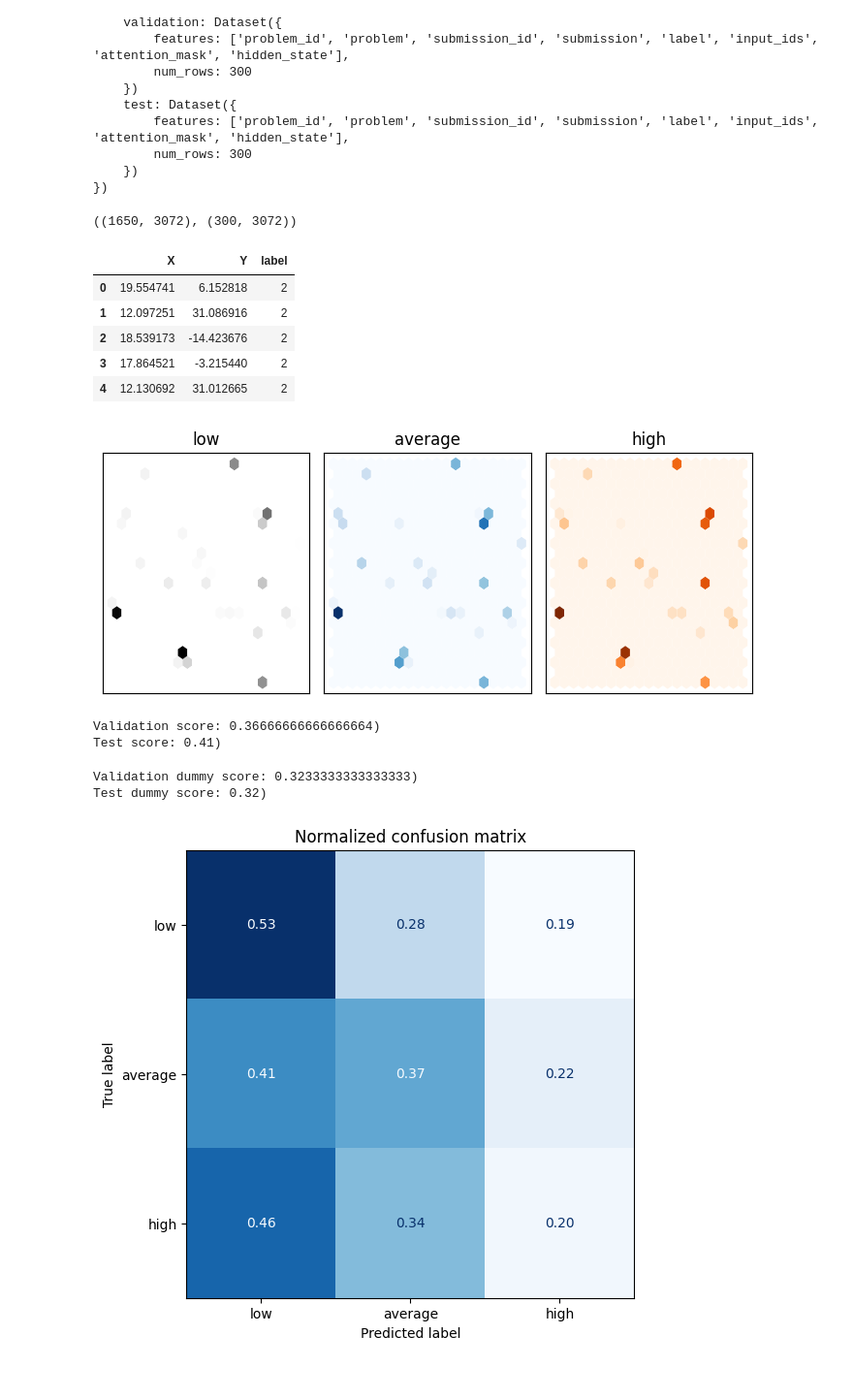
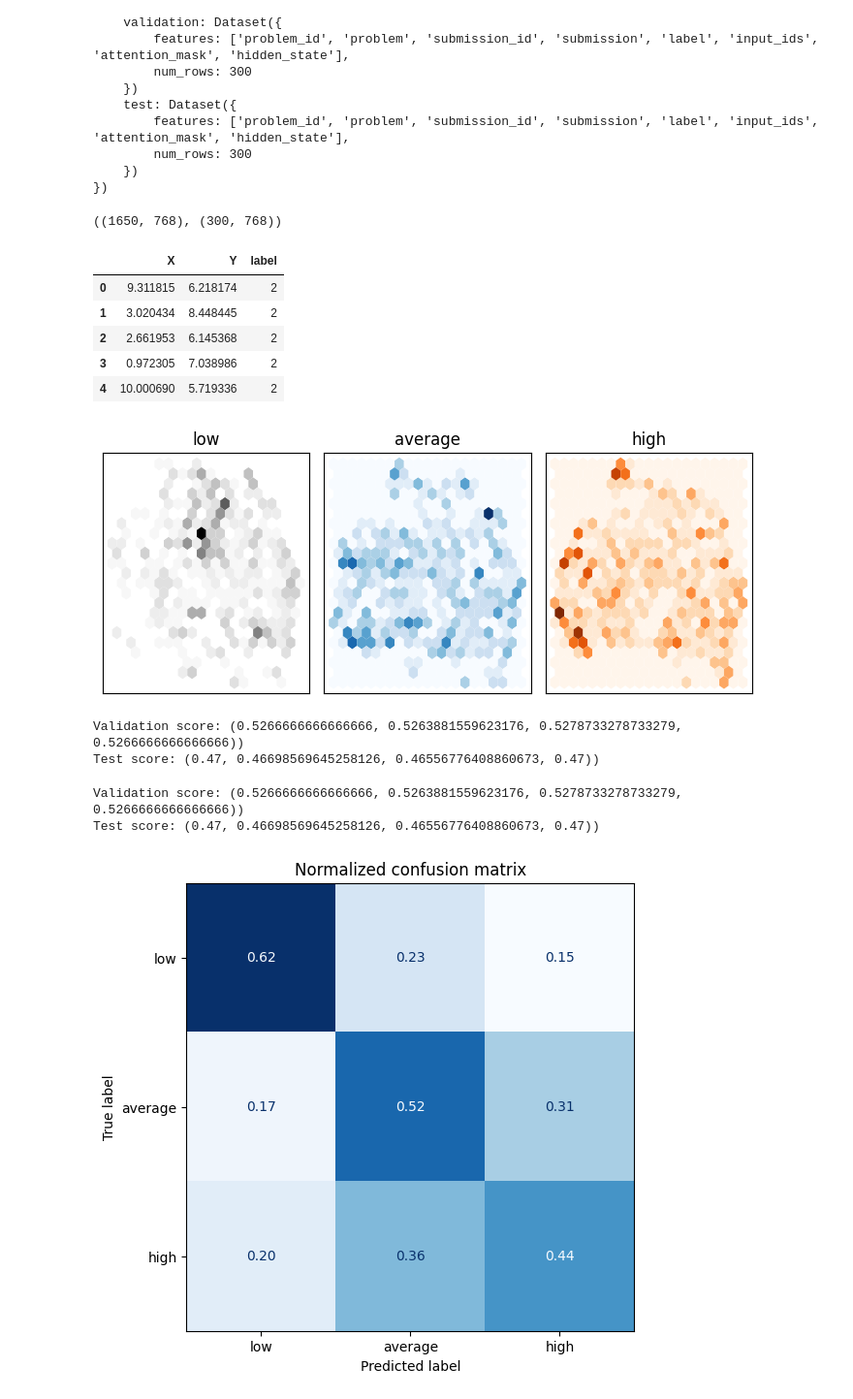
Before and after one commit to DiwanshuShekhar/codeQual, a Jupyter notebook: notebooks/feature_extract.ipynb, the cells around one changed output. Shown: that part at 97% size. Drawn from its saved outputs; the diff is of its cells as text; code cells hidden in the pictures.

Commit message:
feature extraction with codebert

```diff
--- a/notebooks/feature_extract.ipynb
+++ b/notebooks/feature_extract.ipynb
@@ -10,6 +10,11 @@ def set() -> torch.device:
         device_string = "mps"
 
     return torch.device(device_string)
+# %%
+# bigcode/starcoder2-3b
+# microsoft/codebert-base, , microsoft/phi-2
+# codellama/CodeLlama-7b-Python-hf, Salesforce/codet5p-220m-py
+MODEL_NAME = 'microsoft/codebert-base'
 # %%
 from transformers import (
     AutoModel,
@@ -22,7 +27,7 @@ def tokenize(batch):
 
 device = set()
 
-model_name = "bigcode/starcoder2-3b" # bigcode/starcoder2-7b, bigcode/starcoder2-3b, microsoft/codebert-base
+model_name = MODEL_NAME
 model = AutoModel.from_pretrained(model_name).to(device)
 tokenizer = AutoTokenizer.from_pretrained(model_name)
 tokenizer.add_special_tokens({"pad_token": "[PAD]"})
@@ -87,7 +94,7 @@ y_valid = np.array(codequal_encoded_hidden["validation"]["label"])
 y_test = np.array(codequal_encoded_hidden["test"]["label"])
 X_train.shape, X_valid.shape
 # %% [output]
-((1650, 3072), (300, 3072))
+((1650, 768), (300, 768))
 # %%
 from umap import UMAP
 from sklearn.preprocessing import MinMaxScaler
@@ -103,11 +110,11 @@ df_emb["label"] = y_train
 df_emb.head()
 # %% [output]
 |  | X | Y | label |
-| 0 | 19.554741 | 6.152818 | 2 |
-| 1 | 12.097251 | 31.086916 | 2 |
-| 2 | 18.539173 | -14.423676 | 2 |
-| 3 | 17.864521 | -3.215440 | 2 |
-| 4 | 12.130692 | 31.012665 | 2 |
+| 0 | 9.311815 | 6.218174 | 2 |
+| 1 | 3.020434 | 8.448445 | 2 |
+| 2 | 2.661953 | 6.145368 | 2 |
+| 3 | 0.972305 | 7.038986 | 2 |
+| 4 | 10.000690 | 5.719336 | 2 |
 # %%
 import matplotlib.pyplot as plt
 fig, axes = plt.subplots(1, 3, figsize=(7,3))
@@ -125,40 +132,53 @@ for i, (label, cmap) in enumerate(zip(labels, cmaps)):
 plt.tight_layout()
 plt.show()
 # %% [output]
-[figure, old version]
+[figure, new version]
 # %%
 from sklearn.linear_model import LogisticRegression
+from sklearn.metrics import accuracy_score, f1_score, precision_score, recall_score
+
+def evaluate(y_true, y_pred):
+    accuracy = accuracy_score(y_true, y_pred)
+    f1 = f1_score(y_true, y_pred, average='weighted')
+    precision = precision_score(y_true, y_pred, average='weighted')
+    recall = recall_score(y_true, y_pred, average='weighted')
+
+    return accuracy, f1, precision, recall
 
 # We increase `max_iter` to guarantee convergence
 lr_clf = LogisticRegression(max_iter=10000)
 lr_clf.fit(X_train, y_train)
-print(f"Validation score: {lr_clf.score(X_valid, y_valid)})")
-print(f"Test score: {lr_clf.score(X_test, y_test)})")
+
+valid_preds_lr = lr_clf.predict(X_valid)
+test_preds_lr = lr_clf.predict(X_test)
+print(f"Validation score: {evaluate(y_valid, valid_preds_lr)})")
+print(f"Test score: {evaluate(y_test, test_preds_lr)})")
 # %% [output]
-Validation score: 0.36666666666666664)
-Test score: 0.41)
+Validation score: (0.5266666666666666, 0.5263881559623176, 0.5278733278733279, 0.5266666666666666))
+Test score: (0.47, 0.46698569645258126, 0.46556776408860673, 0.47))
 # %%
 from sklearn.dummy import DummyClassifier
 
 dummy_clf = DummyClassifier(strategy="uniform")
 dummy_clf.fit(X_train, y_train)
-print(f"Validation dummy score: {dummy_clf.score(X_valid, y_valid)})")
-print(f"Test dummy score: {dummy_clf.score(X_test, y_test)})")
+valid_preds_dummy = lr_clf.predict(X_valid)
+test_preds_dummy = lr_clf.predict(X_test)
+print(f"Validation score: {evaluate(y_valid, valid_preds_dummy)})")
+print(f"Test score: {evaluate(y_test, test_preds_dummy)})")
 # %% [output]
-Validation dummy score: 0.3233333333333333)
-Test dummy score: 0.32)
+Validation score: (0.5266666666666666, 0.5263881559623176, 0.5278733278733279, 0.5266666666666666))
+Test score: (0.47, 0.46698569645258126, 0.46556776408860673, 0.47))
 # %%
 from sklearn.metrics import ConfusionMatrixDisplay, confusion_matrix
 
 def plot_confusion_matrix(y_preds, y_true, labels):
     cm = confusion_matrix(y_true, y_preds, normalize="true")
     fig, ax = plt.subplots(figsize=(6, 6))
     disp = ConfusionMatrixDisplay(confusion_matrix=cm, display_labels=labels)
     disp.plot(cmap="Blues", values_format=".2f", ax=ax, colorbar=False)
     plt.title("Normalized confusion matrix")
     plt.show()
 
-valid_preds = lr_clf.predict(X_valid)
-plot_confusion_matrix(valid_preds, y_valid, labels)
+plot_confusion_matrix(valid_preds_lr, y_valid, labels)
 # %% [output]
-[figure, old version]
+[figure, new version]
```
Also changed, not shown: parts of 6 cells of this notebook.
